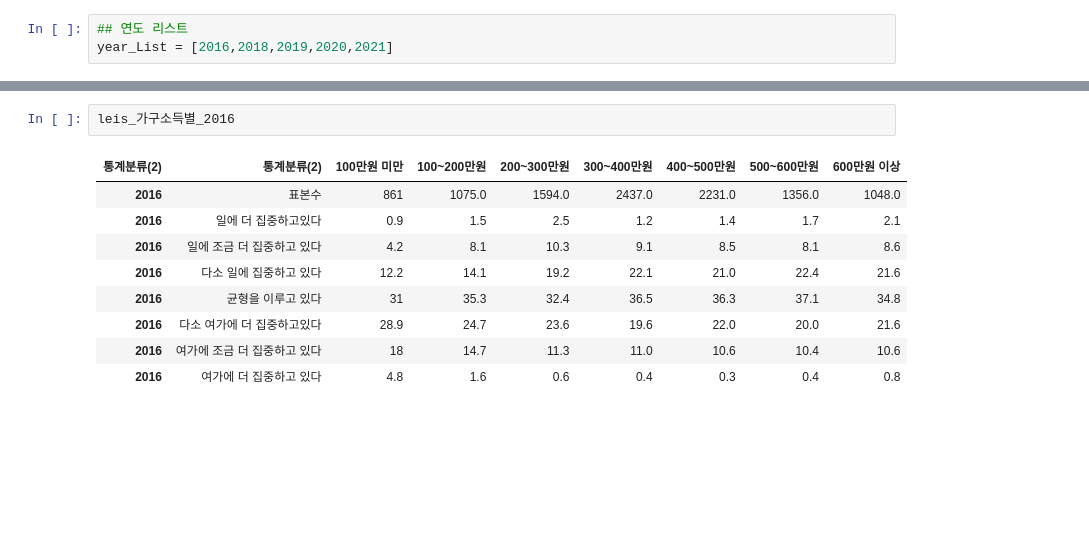
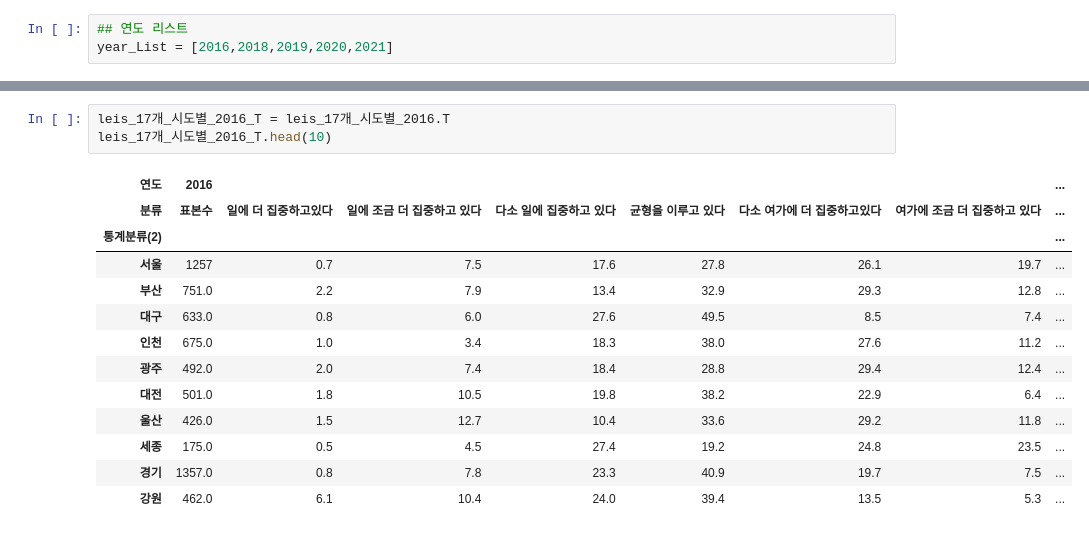
Before and after one commit to nyeokinyeoki/Toy-Projects-with-Tableau, a Jupyter notebook: Side_pro_leis.ipynb, the cells around one changed output, grey strips where cells are left out. Saved outputs shown, nothing was run; the diff lists cells and outputs as text; blank space fills up the shorter version.

```diff
--- a/Side_pro_leis.ipynb
+++ b/Side_pro_leis.ipynb
@@ -91,15 +105,20 @@ for uniq in leis_uq2 :
 
 
 # 전체 -> 리스트 중에서 2016년이면 리스트에 저장 -> 리스트에 저장된 첫번째와 마지막 인덱스로 슬라이싱 -> 새로운 데이터 프레임 생성
-# %%
-leis_가구소득별_2016
-# %% [output]
-| 통계분류(2) | 통계분류(2) | 100만원 미만 | 100~200만원 | 200~300만원 | 300~400만원 | 400~500만원 | 500~600만원 | 600만원 이상 |
-| 2016 | 표본수 | 861 | 1075.0 | 1594.0 | 2437.0 | 2231.0 | 1356.0 | 1048.0 |
-| 2016 | 일에 더 집중하고있다 | 0.9 | 1.5 | 2.5 | 1.2 | 1.4 | 1.7 | 2.1 |
-| 2016 | 일에 조금 더 집중하고 있다 | 4.2 | 8.1 | 10.3 | 9.1 | 8.5 | 8.1 | 8.6 |
-| 2016 | 다소 일에 집중하고 있다 | 12.2 | 14.1 | 19.2 | 22.1 | 21.0 | 22.4 | 21.6 |
-| 2016 | 균형을 이루고 있다 | 31 | 35.3 | 32.4 | 36.5 | 36.3 | 37.1 | 34.8 |
-| 2016 | 다소 여가에 더 집중하고있다 | 28.9 | 24.7 | 23.6 | 19.6 | 22.0 | 20.0 | 21.6 |
-| 2016 | 여가에 조금 더 집중하고 있다 | 18 | 14.7 | 11.3 | 11.0 | 10.6 | 10.4 | 10.6 |
-| 2016 | 여가에 더 집중하고 있다 | 4.8 | 1.6 | 0.6 | 0.4 | 0.3 | 0.4 | 0.8 |
+# %%
+leis_17개_시도별_2016_T = leis_17개_시도별_2016.T
+leis_17개_시도별_2016_T.head(10)
+# %% [output]
+| 연도 | 2016 |  |  |  |  |  |  | ... |
+| 분류 | 표본수 | 일에 더 집중하고있다 | 일에 조금 더 집중하고 있다 | 다소 일에 집중하고 있다 | 균형을 이루고 있다 | 다소 여가에 더 집중하고있다 | 여가에 조금 더 집중하고 있다 | ... |
+| 통계분류(2) |  |  |  |  |  |  |  | ... |
+| 서울 | 1257 | 0.7 | 7.5 | 17.6 | 27.8 | 26.1 | 19.7 | ... |
+| 부산 | 751.0 | 2.2 | 7.9 | 13.4 | 32.9 | 29.3 | 12.8 | ... |
+| 대구 | 633.0 | 0.8 | 6.0 | 27.6 | 49.5 | 8.5 | 7.4 | ... |
+| 인천 | 675.0 | 1.0 | 3.4 | 18.3 | 38.0 | 27.6 | 11.2 | ... |
+| 광주 | 492.0 | 2.0 | 7.4 | 18.4 | 28.8 | 29.4 | 12.4 | ... |
+| 대전 | 501.0 | 1.8 | 10.5 | 19.8 | 38.2 | 22.9 | 6.4 | ... |
+| 울산 | 426.0 | 1.5 | 12.7 | 10.4 | 33.6 | 29.2 | 11.8 | ... |
+| 세종 | 175.0 | 0.5 | 4.5 | 27.4 | 19.2 | 24.8 | 23.5 | ... |
+| 경기 | 1357.0 | 0.8 | 7.8 | 23.3 | 40.9 | 19.7 | 7.5 | ... |
+| 강원 | 462.0 | 6.1 | 10.4 | 24.0 | 39.4 | 13.5 | 5.3 | ... |
```
Also changed, not shown: parts of 7 cells of this notebook.
